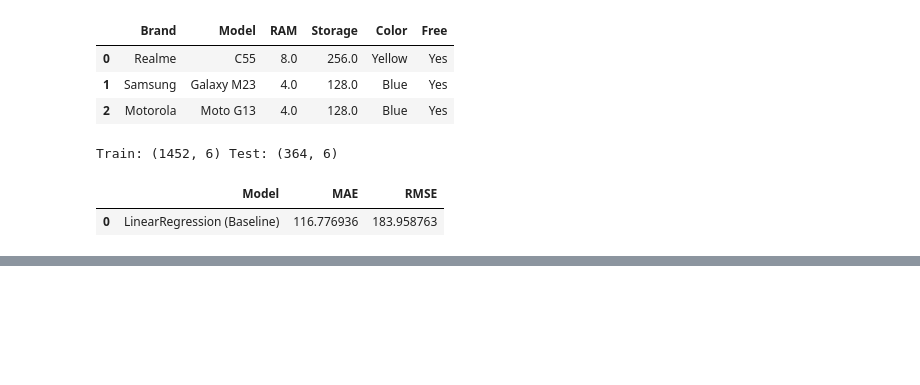
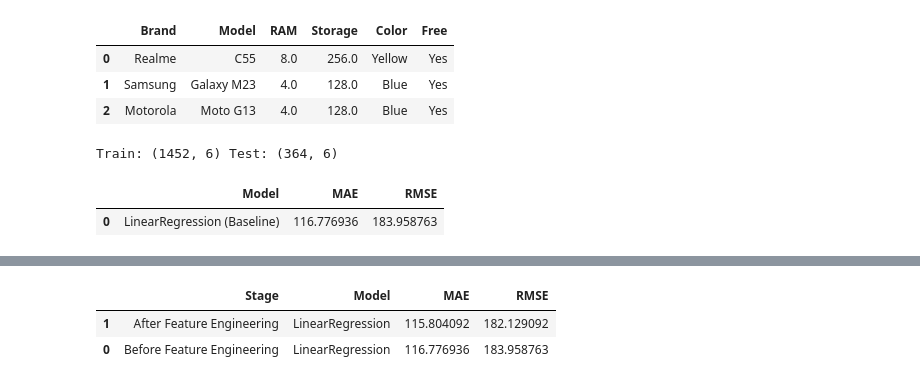
Before and after one commit to Aloysius-Yong/mdlp-project, a Jupyter notebook: index.ipynb, the cells around one changed output, grey strips where cells are left out. Cells and saved outputs as stored; diff of their text form; code cells hidden in the pictures; blank space fills up the shorter version.

```diff
--- a/index.ipynb
+++ b/index.ipynb
@@ -253,0 +343,92 @@ results_base
+# %%
+# Compare best model before vs after feature engineering
+
+import numpy as np
+import pandas as pd
+
+from sklearn.model_selection import train_test_split
+from sklearn.compose import ColumnTransformer
+from sklearn.pipeline import Pipeline
+from sklearn.preprocessing import OneHotEncoder
+from sklearn.impute import SimpleImputer
+from sklearn.metrics import mean_absolute_error, mean_squared_error
+from sklearn.linear_model import LinearRegression
+
+y = df_fe["Final_Price"]
+
+# BEFORE feature engineering
+X_before = df_fe[["Brand", "Model", "RAM", "Storage", "Color", "Free"]]
+
+X_train_b, X_test_b, y_train_b, y_test_b = train_test_split(
+    X_before, y, test_size=0.2, random_state=42
+)
+
+num_cols_b = ["RAM", "Storage"]
+cat_cols_b = ["Brand", "Model", "Color", "Free"]
+
+preprocess_before = ColumnTransformer(
+    transformers=[
+        ("num", Pipeline([("imputer", SimpleImputer(strategy="median"))]), num_cols_b),
+        ("cat", Pipeline([
+            ("imputer", SimpleImputer(strategy="most_frequent")),
+            ("onehot", OneHotEncoder(handle_unknown="ignore"))
+        ]), cat_cols_b),
+    ]
+)
+
+pipe_before = Pipeline(steps=[
+    ("preprocess", preprocess_before),
+    ("model", LinearRegression())
+])
+
+pipe_before.fit(X_train_b, y_train_b)
+pred_before = pipe_before.predict(X_test_b)
+
+mae_before = mean_absolute_error(y_test_b, pred_before)
+rmse_before = np.sqrt(mean_squared_error(y_test_b, pred_before))
+
+# AFTER feature engineering
+X_after = df_fe[[
+    "Brand", "Model", "RAM", "Storage", "Color", "Free",
+    "Free_bin", "RAM_x_Storage", "Storage_per_RAM"
+]]
+
+X_train_a, X_test_a, y_train_a, y_test_a = train_test_split(
+    X_after, y, test_size=0.2, random_state=42
+)
+
+num_cols_a = ["RAM", "Storage", "Free_bin", "RAM_x_Storage", "Storage_per_RAM"]
+cat_cols_a = ["Brand", "Model", "Color", "Free"]
+
+preprocess_after = ColumnTransformer(
+    transformers=[
+        ("num", Pipeline([("imputer", SimpleImputer(strategy="median"))]), num_cols_a),
+        ("cat", Pipeline([
+            ("imputer", SimpleImputer(strategy="most_frequent")),
+            ("onehot", OneHotEncoder(handle_unknown="ignore"))
+        ]), cat_cols_a),
+    ]
+)
+
+pipe_after = Pipeline(steps=[
+    ("preprocess", preprocess_after),
+    ("model", LinearRegression())
+])
+
+pipe_after.fit(X_train_a, y_train_a)
+pred_after = pipe_after.predict(X_test_a)
+
+mae_after = mean_absolute_error(y_test_a, pred_after)
+rmse_after = np.sqrt(mean_squared_error(y_test_a, pred_after))
+
+# Results table
+results_fe = pd.DataFrame([
+    {"Stage": "Before Feature Engineering", "Model": "LinearRegression", "MAE": mae_before, "RMSE": rmse_before},
+    {"Stage": "After Feature Engineering",  "Model": "LinearRegression", "MAE": mae_after,  "RMSE": rmse_after},
+]).sort_values("RMSE")
+
+results_fe
+# %% [output]
+|  | Stage | Model | MAE | RMSE |
+| 1 | After Feature Engineering | LinearRegression | 115.804092 | 182.129092 |
+| 0 | Before Feature Engineering | LinearRegression | 116.776936 | 183.958763 |
```
Also changed, not shown: parts of 12 cells of this notebook, 1 other file.
